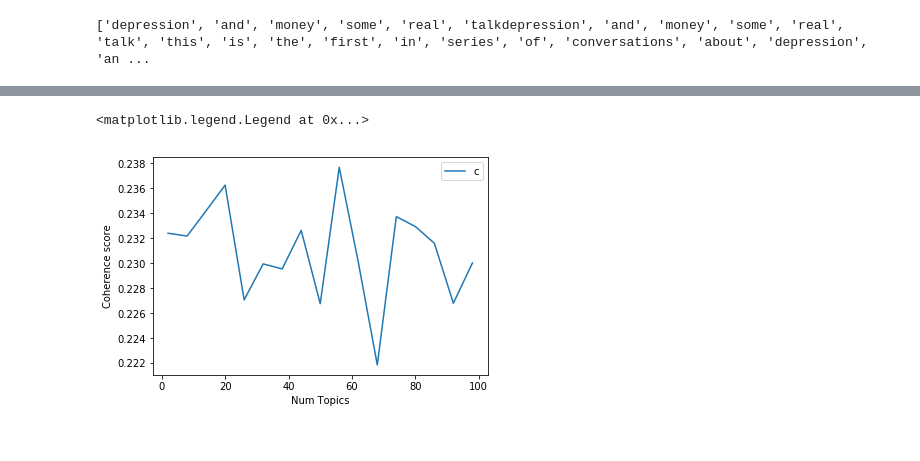
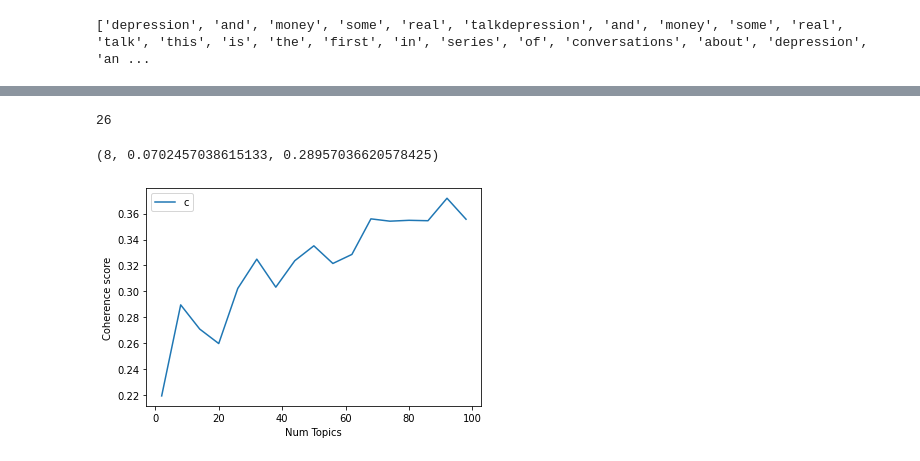
Before and after one commit to MoriZi/Topic_based_Gap_Analysis, a Jupyter notebook: Anxiety/Code/TopicModelingMedium/Topic_modelling_Medium2013.ipynb, the cells around one changed output, grey strips where cells are left out. Cells and saved outputs as stored; diff of their text form; code cells hidden in the pictures.

```diff
--- a/Anxiety/Code/TopicModelingMedium/Topic_modelling_Medium2013.ipynb
+++ b/Anxiety/Code/TopicModelingMedium/Topic_modelling_Medium2013.ipynb
@@ -307,7 +321,8 @@ def compute_coherence_values(dictionary, corpus, texts, limit, start=2, step=3):
     coherence_values = []
     model_list = []
     for num_topics in range(start, limit, step):
-        model = gensim.models.ldamodel.LdaModel(alpha='auto', corpus=corpus, num_topics=20, id2word=id2word)
+        model = gensim.models.ldamodel.LdaModel(alpha='auto', corpus=corpus, num_topics=num_topics,
+                                                id2word=dictionary, random_state=100)
         model_list.append(model)
         coherencemodel = CoherenceModel(model=model, texts=texts, dictionary=dictionary, coherence='c_v')
         coherence_values.append(coherencemodel.get_coherence())
@@ -315,15 +330,33 @@ def compute_coherence_values(dictionary, corpus, texts, limit, start=2, step=3):
     return model_list, coherence_values
 # %%
 # Can take a long time to run.
-model_list, coherence_values = compute_coherence_values(dictionary=id2word, corpus=corpus, texts=data_lemmatized, start=2, limit=100, step=6)
+model_list, coherence_values = compute_coherence_values(dictionary=dict_tfidf_filtered, corpus=corpus,
+                                                        texts=data_lemmatized, start=2, limit=100, step=6)
 # %%
 # Show graph
 limit=100; start=2; step=6;
 x = range(start, limit, step)
+print(x[4])
 plt.plot(x, coherence_values)
 plt.xlabel("Num Topics")
 plt.ylabel("Coherence score")
 plt.legend(("coherence_values"), loc='best')
+
+def differences(values, x):
+    """
+    Returns (optimal number of topics, largest jump, coherance value after jump)
+    Params:
+        values: list of coherance numbers,
+        x: num topics
+    """
+    max_diff = (0,0,0)
+    for i in range(1,len(values)):
+        if values[i]-values[i-1] > max_diff[1]:
+            max_diff = (x[i], values[i]-values[i-1], values[i])
+    return max_diff
+
+differences(coherence_values, x)
 # %% [output]
-<matplotlib.legend.Legend at 0x...>
+26
+(8, 0.0702457038615133, 0.28957036620578425)
-[figure, old version]
+[figure, new version]
```
Also changed, not shown: parts of 9 cells of this notebook, 8 other files.
